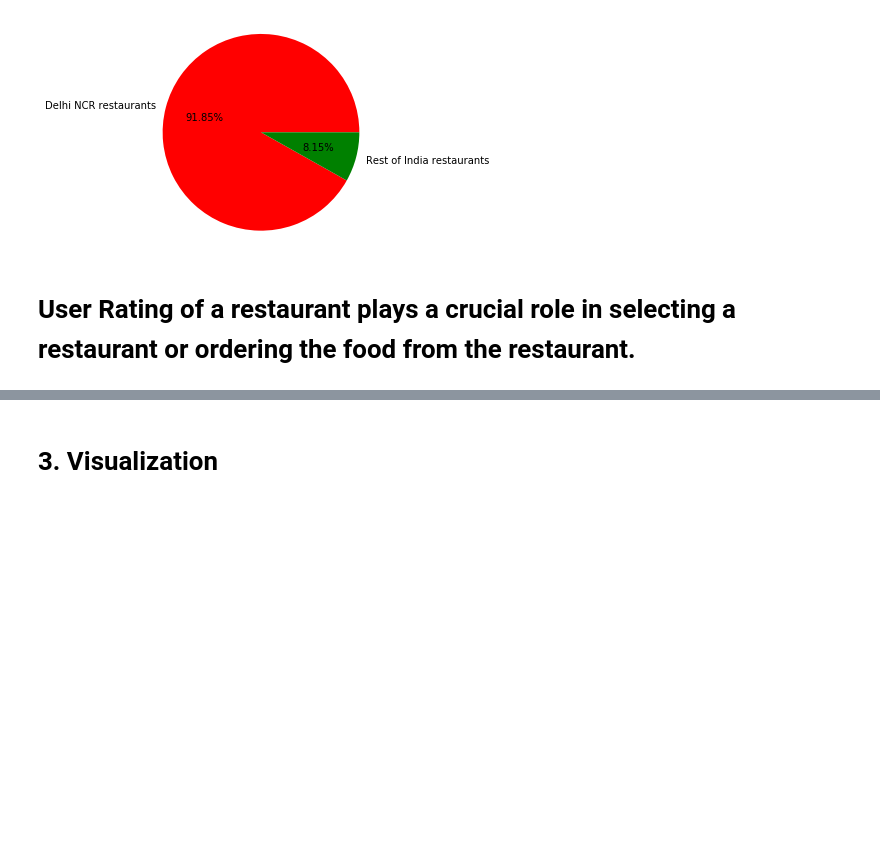
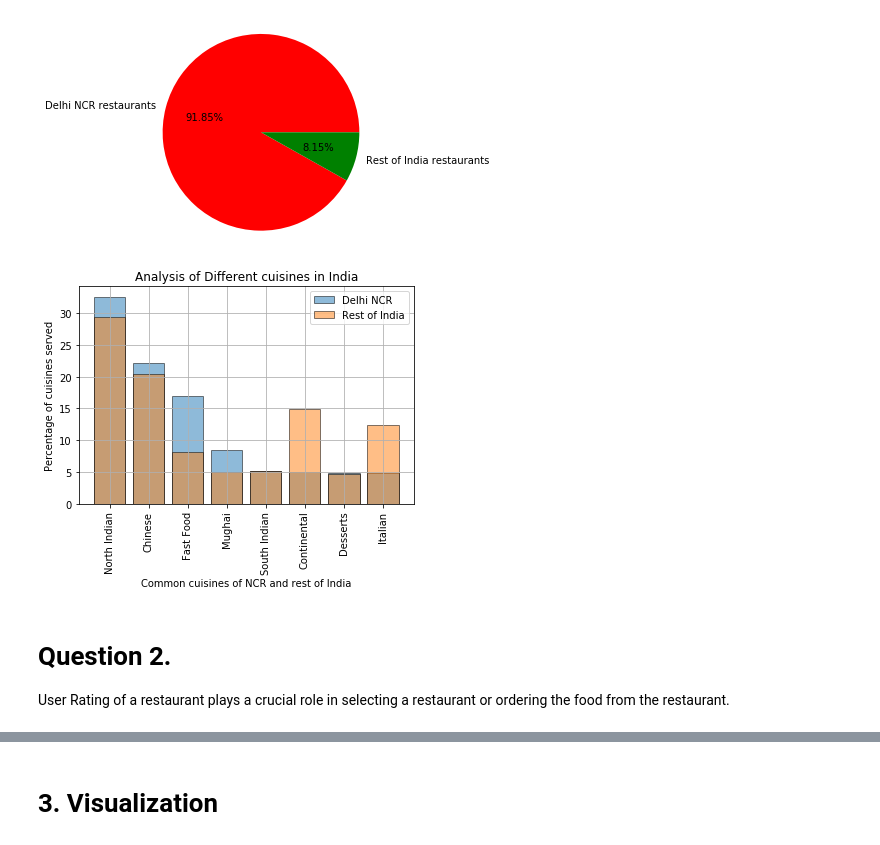
Before and after one commit to sanchit-bhalla/DataScience-and-ML, a Jupyter notebook: Projects/ZomatoAPI/ZomatoAPI_Proect2.ipynb, the cells around one changed output, grey strips where cells are left out. Saved outputs shown, nothing was run; the diff lists cells and outputs as text; code cells hidden in the pictures; blank space fills up the shorter version.

```diff
--- a/Projects/ZomatoAPI/ZomatoAPI_Proect2.ipynb
+++ b/Projects/ZomatoAPI/ZomatoAPI_Proect2.ipynb
@@ -57,18 +72,14 @@ print(cuis_not_in_ncr)
 # %%
-# Now we chk in Api whether above cuisines not served in NCR or it is due to incomplete dataset
-import requests
 res = requests.get('https://developers.zomato.com/api/v2.1/cuisines', headers={'user-key':'7012e5af5250463bb007a5c4ef01f4fd'},
                    params={'city_id':1})
 py_data = res.json()
 for i in py_data['cuisines']:
-    if i['cuisine']['cuisine_name'].strip()=='German':
-        print('Gernam is servered in NCR')
-    elif i['cuisine']['cuisine_name'].strip()=='Malwani':
-        print('Malwani is servered in NCR')
-    elif i['cuisine']['cuisine_name'].strip()=='BBQ':
-        print('BBQ is servered in NCR')
-    elif i['cuisine']['cuisine_name'].strip()=='Cajun'.strip:
-        print('Cajun is servered in NCR')
+    ncr_cuis_from_api = i['cuisine']['cuisine_name'].strip()
+    if ncr_cuis_from_api in cuis_not_in_ncr:
+        print(ncr_cuis_from_api,'is servered in NCR')
+
+print("-------------------------------------")
+print('There is lack of data in CSV file as there are some Cuisines which are served by Delhi-NCR restaurant which according to data in CSV files are not')
 # %% [output]
 BBQ is servered in NCR
 Malwani is servered in NCR
@@ -180,6 +175,46 @@ plt.axis('equal')
 plt.show()
 # %% [output]
 [figure]
+# %%
+"""
+ Now we compare cuisines which are common in top 10 cuisines served in Delhi NCR and Rest of India
+     North Indian
+     Chinese
+     Fast Food
+     Mughai
+     South Indian
+     Continental
+     Desserts
+     Italian
+"""
+
+def get_percent(total,element):
+    return (element/total*100);
+
+Del=[3597,2448,1866,933,569,547,542,535]
+Rest=[349,242,97,59,62,177,55,147]
+SumDel=sum(Del)
+SumRest=sum(Rest)
+
+ncr_percentage, rest_percentage = [], []
+for i in range(8):
+    ncr_percentage.append(get_percent(SumDel,Del[i]))
+    rest_percentage.append(get_percent(SumRest,Rest[i]))
+
+label=['North Indian','Chinese', 'Fast Food', 'Mughai', 'South Indian','Continental','Desserts', 'Italian']
+plt.bar(label, ncr_percentage, edgecolor = "black", alpha = 0.5, label = 'Delhi NCR')
+plt.bar(label, rest_percentage,edgecolor = "black", alpha = 0.5, label = 'Rest of India')
+plt.title('Analysis of Different cuisines in India')
+plt.xlabel('Common cuisines of NCR and rest of India')
+plt.ylabel('Percentage of cuisines served')
+plt.xticks(label, rotation = 90)
+plt.grid()
+plt.legend()
+plt.show()
+plt.show()
+# %% [output]
+[figure, added]
 # %% [markdown]
-# User Rating of a restaurant plays a crucial role in selecting a restaurant or ordering the food from the restaurant.
+# Question 2.
+ User Rating of a restaurant plays a crucial role in selecting a restaurant or ordering the food from the restaurant.
 # %% [markdown]
```
Also changed, not shown: parts of 30 cells of this notebook, 5 other files.
